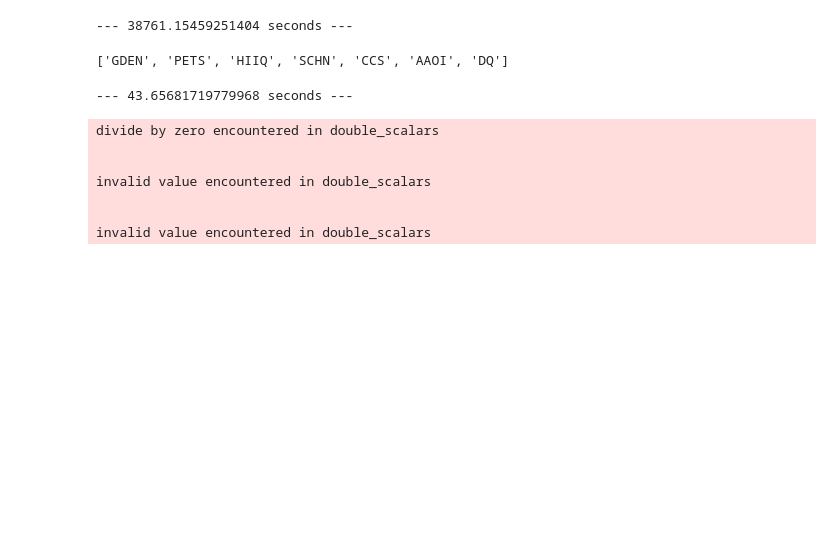
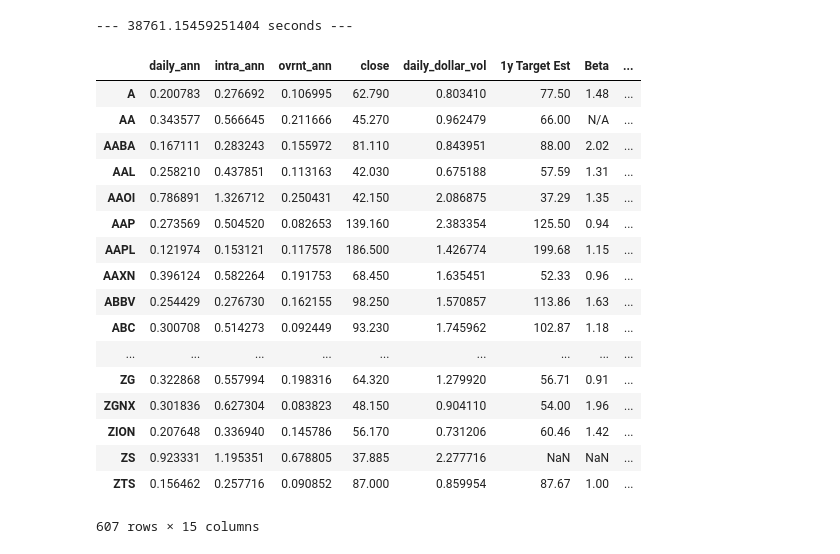
Before and after one commit to auto-d1dact/SPX-Put-Selling, a Jupyter notebook: Live Data Pulling/Options Pulling/Day Trading Options - Augen.ipynb, the cells around one changed output. Cells and saved outputs as stored; diff of their text form; code cells hidden in the pictures; blank space fills up the shorter version.

```diff
--- a/Live Data Pulling/Options Pulling/Day Trading Options - Augen.ipynb
+++ b/Live Data Pulling/Options Pulling/Day Trading Options - Augen.ipynb
@@ -971,8 +1074,31 @@ tickers = pd.concat([vols,fundas],axis = 1)
 print("--- %s seconds ---" % (time.time() - start_time))
 # %% [output]
 --- 38761.15459251404 seconds ---
+# %%
+tickers
+# %% [output]
+|  | daily_ann | intra_ann | ovrnt_ann | close | daily_dollar_vol | 1y Target Est | Beta | ... |
+| A | 0.200783 | 0.276692 | 0.106995 | 62.790 | 0.803410 | 77.50 | 1.48 | ... |
+| AA | 0.343577 | 0.566645 | 0.211666 | 45.270 | 0.962479 | 66.00 | N/A | ... |
+| AABA | 0.167111 | 0.283243 | 0.155972 | 81.110 | 0.843951 | 88.00 | 2.02 | ... |
+| AAL | 0.258210 | 0.437851 | 0.113163 | 42.030 | 0.675188 | 57.59 | 1.31 | ... |
+| AAOI | 0.786891 | 1.326712 | 0.250431 | 42.150 | 2.086875 | 37.29 | 1.35 | ... |
+| AAP | 0.273569 | 0.504520 | 0.082653 | 139.160 | 2.383354 | 125.50 | 0.94 | ... |
+| AAPL | 0.121974 | 0.153121 | 0.117578 | 186.500 | 1.426774 | 199.68 | 1.15 | ... |
+| AAXN | 0.396124 | 0.582264 | 0.191753 | 68.450 | 1.635451 | 52.33 | 0.96 | ... |
+| ABBV | 0.254429 | 0.276730 | 0.162155 | 98.250 | 1.570857 | 113.86 | 1.63 | ... |
+| ABC | 0.300708 | 0.514273 | 0.092449 | 93.230 | 1.745962 | 102.87 | 1.18 | ... |
+| ... | ... | ... | ... | ... | ... | ... | ... | ... |
+| ZG | 0.322868 | 0.557994 | 0.198316 | 64.320 | 1.279920 | 56.71 | 0.91 | ... |
+| ZGNX | 0.301836 | 0.627304 | 0.083823 | 48.150 | 0.904110 | 54.00 | 1.96 | ... |
+| ZION | 0.207648 | 0.336940 | 0.145786 | 56.170 | 0.731206 | 60.46 | 1.42 | ... |
+| ZS | 0.923331 | 1.195351 | 0.678805 | 37.885 | 2.277716 | NaN | NaN | ... |
+| ZTS | 0.156462 | 0.257716 | 0.090852 | 87.000 | 0.859954 | 87.67 | 1.00 | ... |
+607 rows × 15 columns
 # %%
-# tickers.to_csv('filtered_names.csv')
-tickers[tickers['Market Cap (B)'] <= 1].sort_values(['daily_ann','Market Cap (B)']).index.tolist()
+start_time = time.time()
+
+combos = back_ratio_opt(tickers[tickers['Market Cap (B)'] <= 5].sort_values(['daily_ann','Market Cap (B)']).index.tolist(),
+                      10, 1, 2, 'market', 0, 0.05, 30, 210)
+
+print("--- %s seconds ---" % (time.time() - start_time))
-# %% [output]
-['GDEN', 'PETS', 'HIIQ', 'SCHN', 'CCS', 'AAOI', 'DQ']
@@ -992,15 +1104,0 @@ slope = result.params.Strikes
-# %%
-start_time = time.time()
-
-df = all_options('EA')
-
-print("--- %s seconds ---" % (time.time() - start_time))
-# %% [output]
---- 43.65681719779968 seconds ---
-divide by zero encountered in double_scalars
-
-
-invalid value encountered in double_scalars
-
-
-invalid value encountered in double_scalars
```
Also changed, not shown: parts of 9 cells of this notebook.
